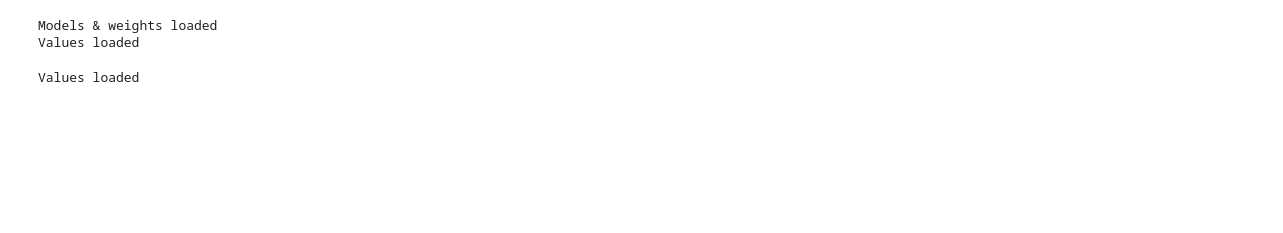
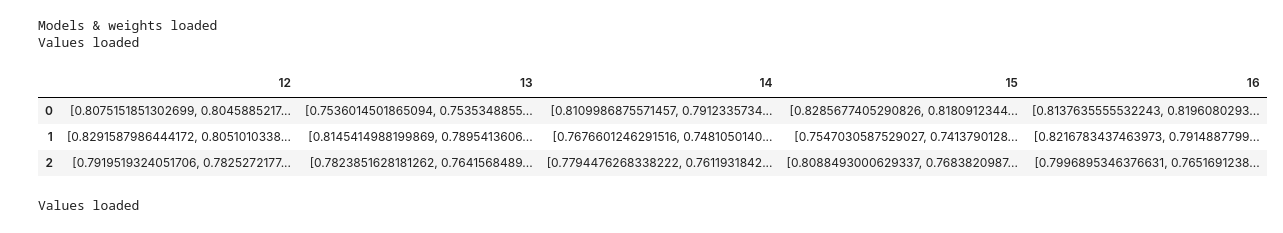
Before and after one commit to richieYT-wan/DeepCAT_PyTorch, a Jupyter notebook: notebooks/seaborn_plots.ipynb, the cells around one changed output. Saved outputs shown, nothing was run; the diff lists cells and outputs as text; code cells hidden in the pictures; blank space fills up the shorter version.

```diff
--- a/notebooks/seaborn_plots.ipynb
+++ b/notebooks/seaborn_plots.ipynb
@@ -26,16 +21,23 @@ The autoreload extension is already loaded. To reload it, use:
 # %%
-models = load_models(PATH='../output/training_output/bigger_batchsize_display_test/')
-train, val, acc, auc, f1 = load_losses(PATH='../output/training_output/bigger_batchsize_display_test/dicts')
+models = load_models(PATH='../output/training_output/richie_minmax_kfold/', arch='richie')
+train, val, acc, auc, f1 = load_losses(PATH='../output/training_output/richie_minmax_kfold/dicts')
 # %% [output]
 Models & weights loaded
 Values loaded
 # %%
 train_df = pd.DataFrame.from_dict(train, orient='columns')#, dtype=None, columns=None)
-train_df['epoch']=range(0,500)
+#train_df['epoch']=range(0,500)
 val_df = pd.DataFrame.from_dict(val, orient='columns')#, dtype=None, columns=None)
-val_df['epoch']=range(0,500)
-train_melt = train_df.melt(id_vars='epoch',var_name='seqlen', value_name ='train_loss')
+#val_df['epoch']=range(0,500)
+#train_melt = train_df.melt(id_vars='epoch',var_name='seqlen', value_name ='train_loss')
 #train_melt.merge(val_melt, on ='epoch')
+# %%
+train_df
+# %% [output]
+|  | 12 | 13 | 14 | 15 | 16 |
+| 0 | [0.8075151851302699, 0.8045885217... | [0.7536014501865094, 0.7535348855... | [0.8109986875571457, 0.7912335734... | [0.8285677405290826, 0.8180912344... | [0.8137635555532243, 0.8196080293... |
+| 1 | [0.8291587986444172, 0.8051010338... | [0.8145414988199869, 0.7895413606... | [0.7676601246291516, 0.7481050140... | [0.7547030587529027, 0.7413790128... | [0.8216783437463973, 0.7914887799... |
+| 2 | [0.7919519324051706, 0.7825272177... | [0.7823851628181262, 0.7641568489... | [0.7794476268338222, 0.7611931842... | [0.8088493000629337, 0.7683820987... | [0.7996895346376631, 0.7651691238... |
 # %%
 a = []
 e = []
```
Also changed, not shown: parts of 4 cells of this notebook, 54 other files.
